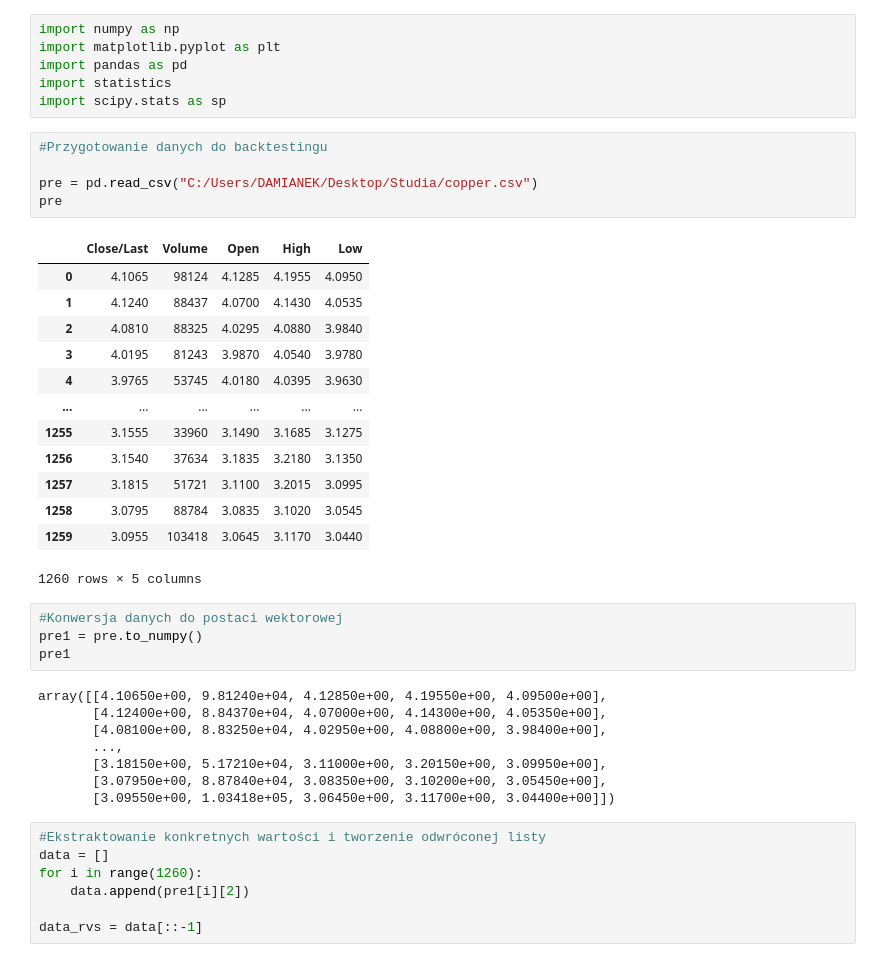
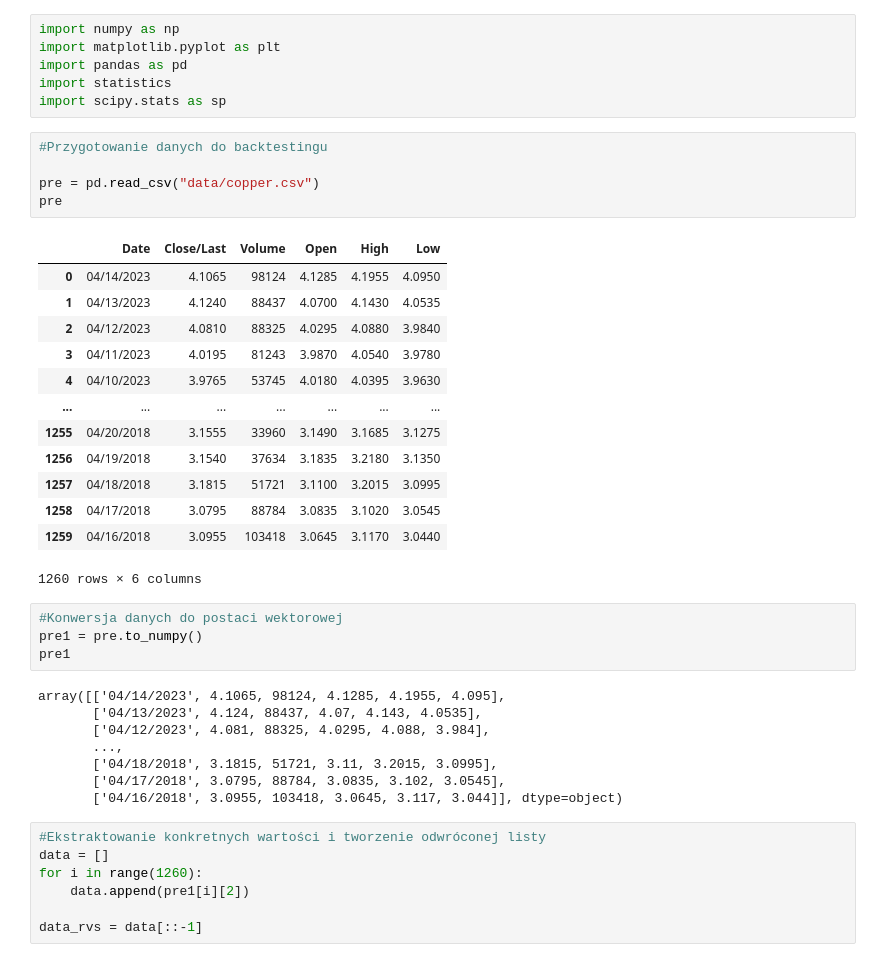
Before and after one commit to Szymex49/NVIDIA_risk_management, a Jupyter notebook: Backtesting.ipynb, the cells around one changed output. Cells and saved outputs as stored; diff of their text form.

```diff
--- a/Backtesting.ipynb
+++ b/Backtesting.ipynb
@@ -7,34 +7,34 @@ import scipy.stats as sp
 # %%
 #Przygotowanie danych do backtestingu
 
-pre = pd.read_csv("C:/Users/DAMIANEK/Desktop/Studia/copper.csv")
+pre = pd.read_csv("data/copper.csv")
 pre
 # %% [output]
-|  | Close/Last | Volume | Open | High | Low |
-| 0 | 4.1065 | 98124 | 4.1285 | 4.1955 | 4.0950 |
-| 1 | 4.1240 | 88437 | 4.0700 | 4.1430 | 4.0535 |
-| 2 | 4.0810 | 88325 | 4.0295 | 4.0880 | 3.9840 |
-| 3 | 4.0195 | 81243 | 3.9870 | 4.0540 | 3.9780 |
-| 4 | 3.9765 | 53745 | 4.0180 | 4.0395 | 3.9630 |
-| ... | ... | ... | ... | ... | ... |
-| 1255 | 3.1555 | 33960 | 3.1490 | 3.1685 | 3.1275 |
-| 1256 | 3.1540 | 37634 | 3.1835 | 3.2180 | 3.1350 |
-| 1257 | 3.1815 | 51721 | 3.1100 | 3.2015 | 3.0995 |
-| 1258 | 3.0795 | 88784 | 3.0835 | 3.1020 | 3.0545 |
-| 1259 | 3.0955 | 103418 | 3.0645 | 3.1170 | 3.0440 |
+|  | Date | Close/Last | Volume | Open | High | Low |
+| 0 | 04/14/2023 | 4.1065 | 98124 | 4.1285 | 4.1955 | 4.0950 |
+| 1 | 04/13/2023 | 4.1240 | 88437 | 4.0700 | 4.1430 | 4.0535 |
+| 2 | 04/12/2023 | 4.0810 | 88325 | 4.0295 | 4.0880 | 3.9840 |
+| 3 | 04/11/2023 | 4.0195 | 81243 | 3.9870 | 4.0540 | 3.9780 |
+| 4 | 04/10/2023 | 3.9765 | 53745 | 4.0180 | 4.0395 | 3.9630 |
+| ... | ... | ... | ... | ... | ... | ... |
+| 1255 | 04/20/2018 | 3.1555 | 33960 | 3.1490 | 3.1685 | 3.1275 |
+| 1256 | 04/19/2018 | 3.1540 | 37634 | 3.1835 | 3.2180 | 3.1350 |
+| 1257 | 04/18/2018 | 3.1815 | 51721 | 3.1100 | 3.2015 | 3.0995 |
+| 1258 | 04/17/2018 | 3.0795 | 88784 | 3.0835 | 3.1020 | 3.0545 |
+| 1259 | 04/16/2018 | 3.0955 | 103418 | 3.0645 | 3.1170 | 3.0440 |
-1260 rows × 5 columns
+1260 rows × 6 columns
 # %%
 #Konwersja danych do postaci wektorowej
 pre1 = pre.to_numpy()
 pre1
 # %% [output]
-array([[4.10650e+00, 9.81240e+04, 4.12850e+00, 4.19550e+00, 4.09500e+00],
-       [4.12400e+00, 8.84370e+04, 4.07000e+00, 4.14300e+00, 4.05350e+00],
-       [4.08100e+00, 8.83250e+04, 4.02950e+00, 4.08800e+00, 3.98400e+00],
+array([['04/14/2023', 4.1065, 98124, 4.1285, 4.1955, 4.095],
+       ['04/13/2023', 4.124, 88437, 4.07, 4.143, 4.0535],
+       ['04/12/2023', 4.081, 88325, 4.0295, 4.088, 3.984],
        ...,
-       [3.18150e+00, 5.17210e+04, 3.11000e+00, 3.20150e+00, 3.09950e+00],
-       [3.07950e+00, 8.87840e+04, 3.08350e+00, 3.10200e+00, 3.05450e+00],
-       [3.09550e+00, 1.03418e+05, 3.06450e+00, 3.11700e+00, 3.04400e+00]])
+       ['04/18/2018', 3.1815, 51721, 3.11, 3.2015, 3.0995],
+       ['04/17/2018', 3.0795, 88784, 3.0835, 3.102, 3.0545],
+       ['04/16/2018', 3.0955, 103418, 3.0645, 3.117, 3.044]], dtype=object)
 # %%
 #Ekstraktowanie konkretnych wartości i tworzenie odwróconej listy
 data = []
```
Also changed, not shown: parts of 2 cells of this notebook, 2 other files.
